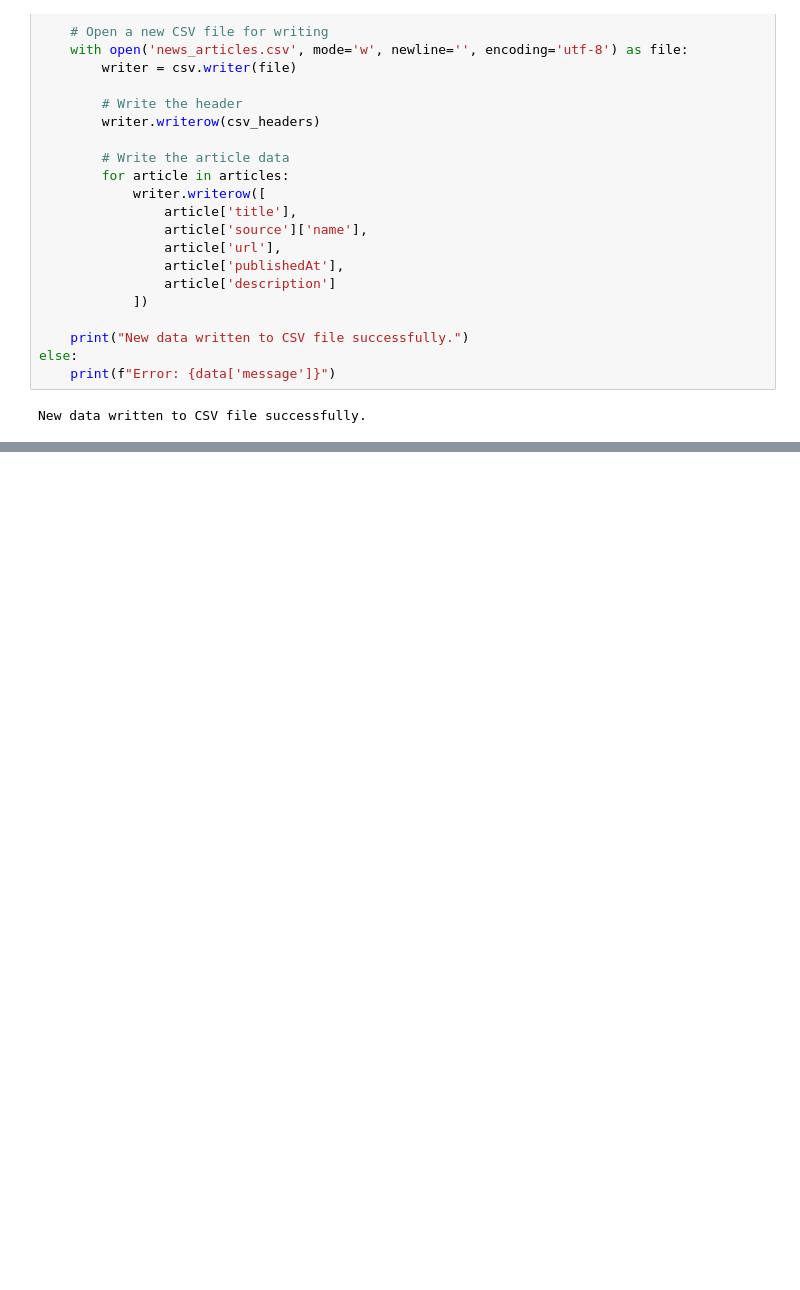
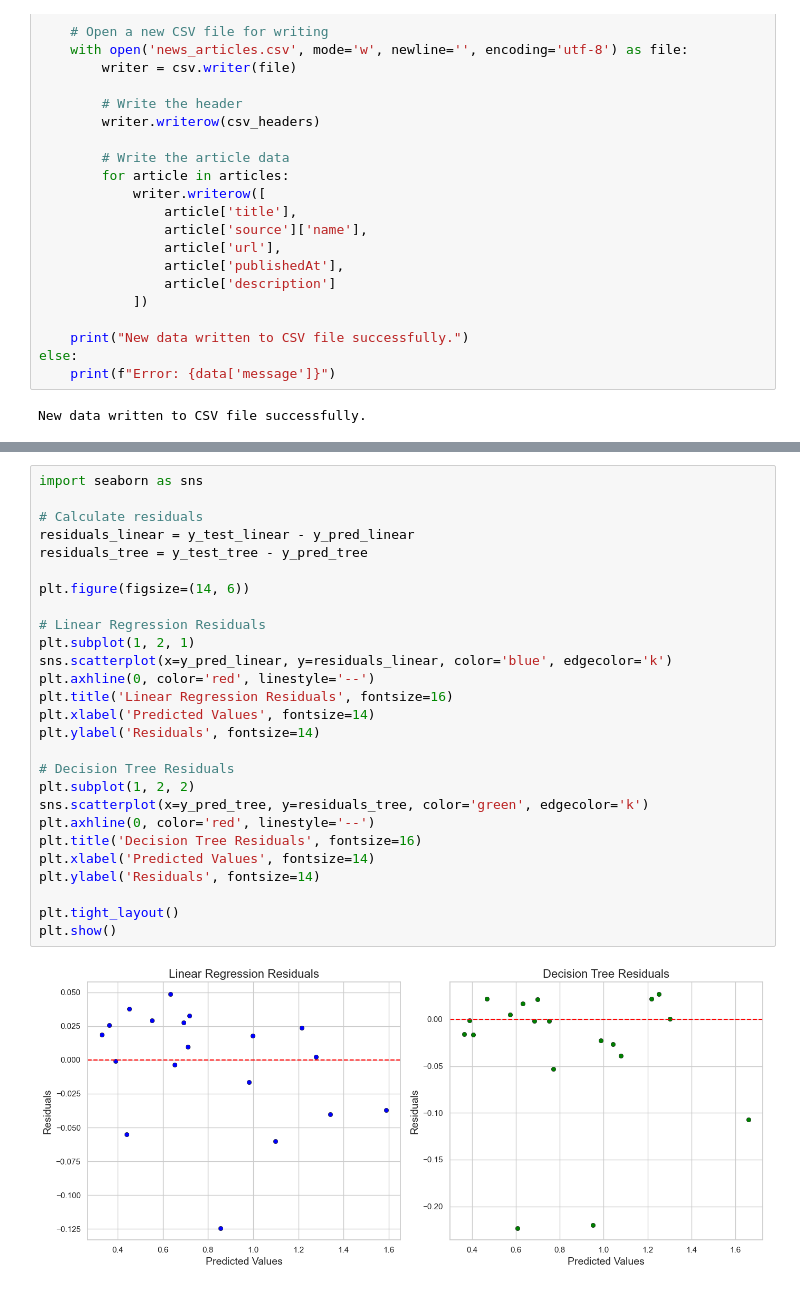
Before and after one commit to akinahomwabella/Stock_Price_with_ML, a Jupyter notebook: stock prediction.ipynb, the cells around one changed output, grey strips where cells are left out. Saved outputs shown, nothing was run; the diff lists cells and outputs as text; blank space fills up the shorter version.

```diff
--- a/stock prediction.ipynb
+++ b/stock prediction.ipynb
@@ -507,3 +564,32 @@ Decision Tree Model Accuracy: 0.5977344432569907
+# %%
+import seaborn as sns
+
+# Calculate residuals
+residuals_linear = y_test_linear - y_pred_linear
+residuals_tree = y_test_tree - y_pred_tree
+
+plt.figure(figsize=(14, 6))
+
+# Linear Regression Residuals
+plt.subplot(1, 2, 1)
+sns.scatterplot(x=y_pred_linear, y=residuals_linear, color='blue', edgecolor='k')
+plt.axhline(0, color='red', linestyle='--')
+plt.title('Linear Regression Residuals', fontsize=16)
+plt.xlabel('Predicted Values', fontsize=14)
+plt.ylabel('Residuals', fontsize=14)
+
+# Decision Tree Residuals
+plt.subplot(1, 2, 2)
+sns.scatterplot(x=y_pred_tree, y=residuals_tree, color='green', edgecolor='k')
+plt.axhline(0, color='red', linestyle='--')
+plt.title('Decision Tree Residuals', fontsize=16)
+plt.xlabel('Predicted Values', fontsize=14)
+plt.ylabel('Residuals', fontsize=14)
+
+plt.tight_layout()
+plt.show()
+# %% [output]
+[figure, added]
 # %%
 import pandas as pd
 import numpy as np
```
Also changed, not shown: parts of 12 cells of this notebook.
